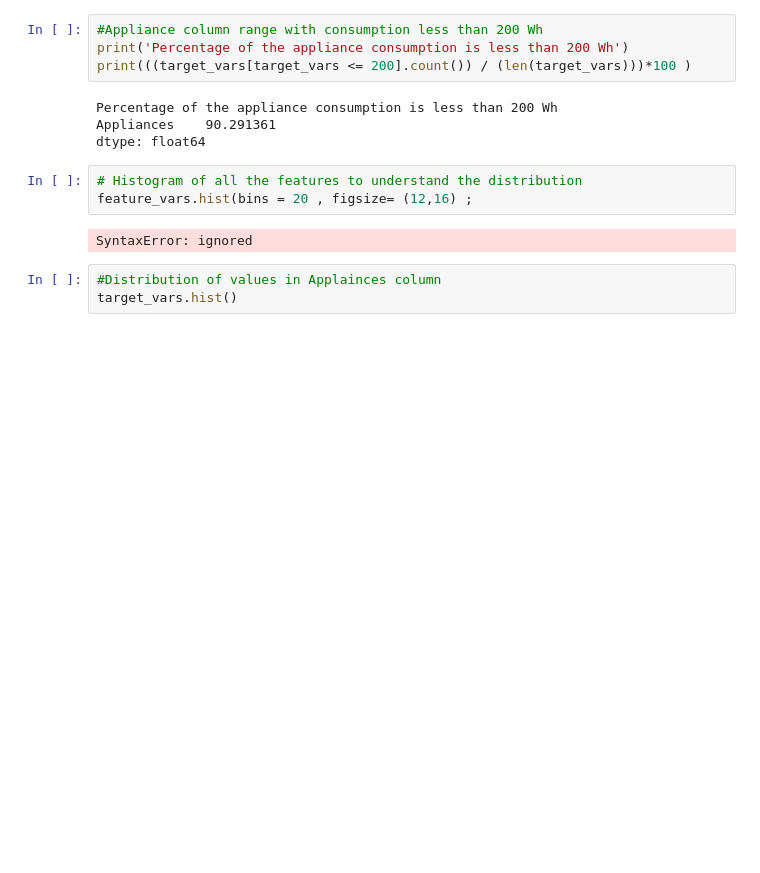
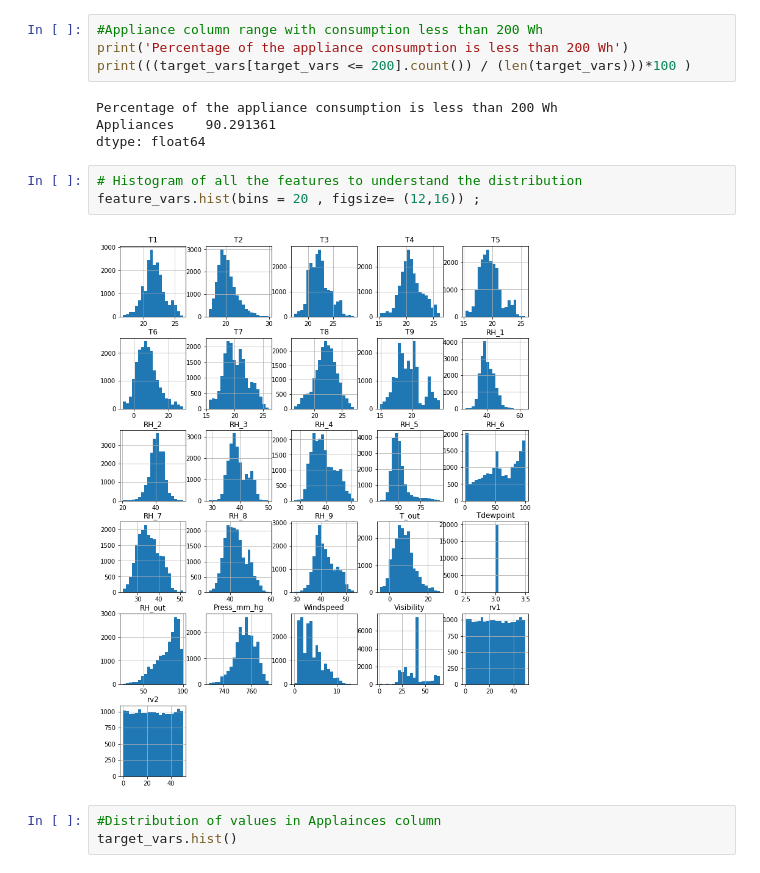
Before and after one commit to pritesh2292/Appliance-Energy-Prediction, a Jupyter notebook: Appliance_Energy_Prediction.ipynb, the cells around one changed output. Drawn from its saved outputs; the diff is of its cells as text; blank space fills up the shorter version.

```diff
--- a/Appliance_Energy_Prediction.ipynb
+++ b/Appliance_Energy_Prediction.ipynb
@@ -258,9 +258,9 @@ Appliances    90.291361
 dtype: float64
 # %%
 # Histogram of all the features to understand the distribution
-feature_vars.hist(bins = 20 , figsize= (12,16) ;
+feature_vars.hist(bins = 20 , figsize= (12,16)) ;
 # %% [output]
-SyntaxError: ignored
+[figure, added]
 # %%
 #Distribution of values in Applainces column
 target_vars.hist()
```
Also changed, not shown: parts of 3 cells of this notebook.
